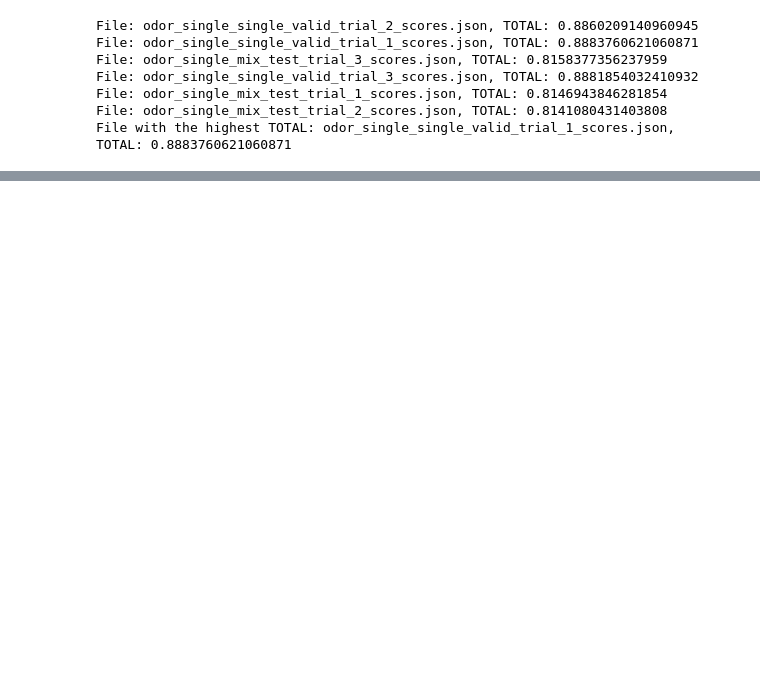
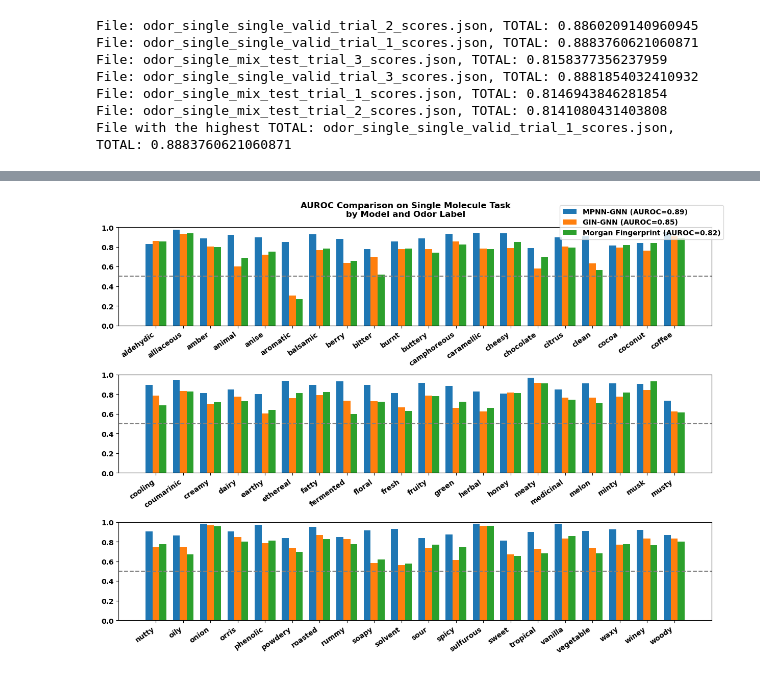
Before and after one commit to odor-pair/odor-pair, a Jupyter notebook: charts/scoring.ipynb, the cells around one changed output, grey strips where cells are left out. Saved outputs shown, nothing was run; the diff lists cells and outputs as text; code cells hidden in the pictures; blank space fills up the shorter version.

```diff
--- a/charts/scoring.ipynb
+++ b/charts/scoring.ipynb
@@ -160,3 +162,7 @@ make_multi_row_performance("singleall_3rows",aurocs, sorted_df,3)
+# %%
+make_multi_row_performance("Single Molecule","singleall_3rows",aurocs, sorted_df,3)
+# %% [output]
+[figure, added]
 # %%
 openpom.keys()
 # %% [output]
```
Also changed, not shown: parts of 7 cells of this notebook, 58 other files.
